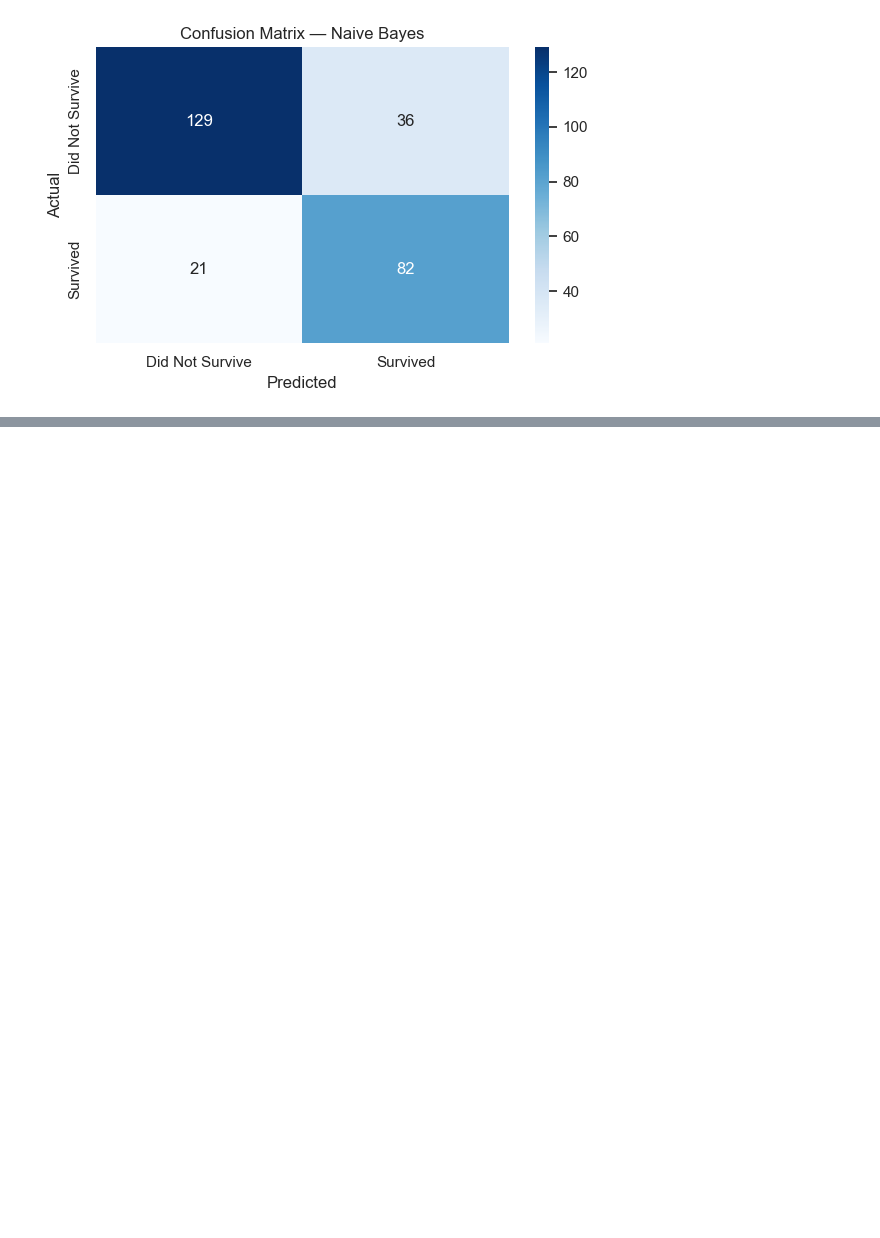
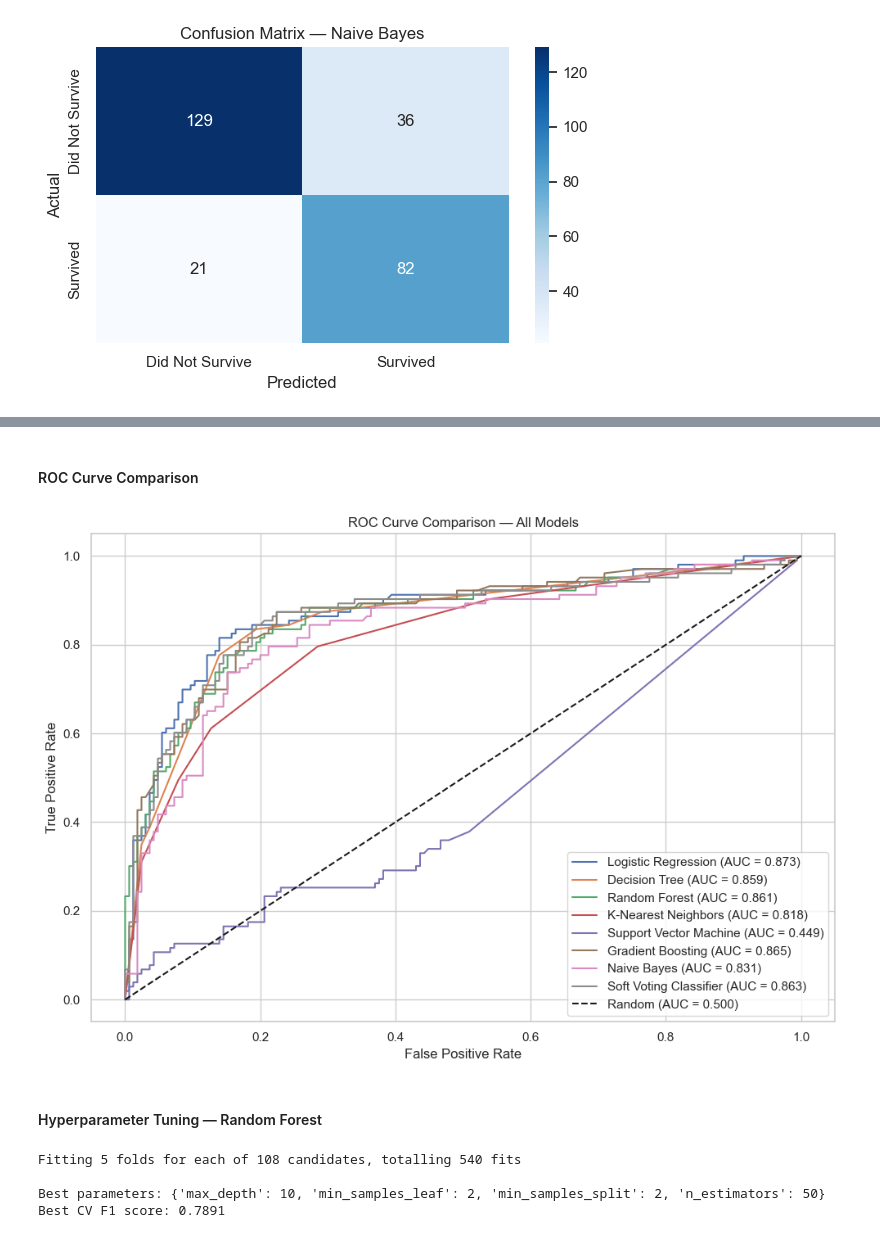
Before and after one commit to prerak2005/ML_PROJECTS, a Jupyter notebook: level_1_fundamental/titanic_survival_project/03_model_building.ipynb, the cells around one changed output, grey strips where cells are left out. Saved outputs shown, nothing was run; the diff lists cells and outputs as text; code cells hidden in the pictures; blank space fills up the shorter version.

```diff
--- a/level_1_fundamental/titanic_survival_project/03_model_building.ipynb
+++ b/level_1_fundamental/titanic_survival_project/03_model_building.ipynb
@@ -395,0 +540,61 @@ weighted avg       0.80      0.79      0.79       268
+# %% [markdown]
+#### ROC Curve Comparison
+# %%
+# Plot ROC curves for all models
+# Note: KNN, SVM, LR, NB use scaled data; DT, RF, GB use unscaled
+plt.figure(figsize=(10, 7))
+
+for name, model in trained_models.items():
+    # Choose the right test data
+    if name in ["Logistic Regression", "K-Nearest Neighbors", "SVM", "Naive Bayes","Soft Voting Classifier"]:
+        X_eval = X_test_scaled
+    else:
+        X_eval = X_test
+
+    if hasattr(model, "predict_proba"):
+        y_prob = model.predict_proba(X_eval)[:, 1]
+    else:
+        y_prob = model.decision_function(X_eval)
+
+    fpr, tpr, _ = roc_curve(y_test, y_prob)
+    roc_auc = auc(fpr, tpr)
+    plt.plot(fpr, tpr, label=f"{name} (AUC = {roc_auc:.3f})")
+
+plt.plot([0, 1], [0, 1], "k--", label="Random (AUC = 0.500)")
+plt.xlabel("False Positive Rate")
+plt.ylabel("True Positive Rate")
+plt.title("ROC Curve Comparison — All Models")
+plt.legend(loc="lower right")
+plt.tight_layout()
+plt.show()
+# %% [output]
+[figure, added]
+# %% [markdown]
+#### Hyperparameter Tuning — Random Forest
+# %%
+# Define hyperparameter grid
+param_grid = {
+    "n_estimators": [50, 100, 200],
+    "max_depth": [3, 5, 7, 10],
+    "min_samples_split": [2, 5, 10],
+    "min_samples_leaf": [1, 2, 4],
+}
+
+grid_search = GridSearchCV(
+    RandomForestClassifier(random_state=42),
+    param_grid,
+    cv=5,
+    scoring="f1",
+    n_jobs=-1,
+    verbose=1,
+)
+
+grid_search.fit(X_train, y_train)
+
+print(f"\nBest parameters: {grid_search.best_params_}")
+print(f"Best CV F1 score: {grid_search.best_score_:.4f}")
+# %% [output]
+Fitting 5 folds for each of 108 candidates, totalling 540 fits
+
+Best parameters: {'max_depth': 10, 'min_samples_leaf': 2, 'min_samples_split': 2, 'n_estimators': 50}
+Best CV F1 score: 0.7891
```
Also changed, not shown: parts of 17 cells of this notebook.
